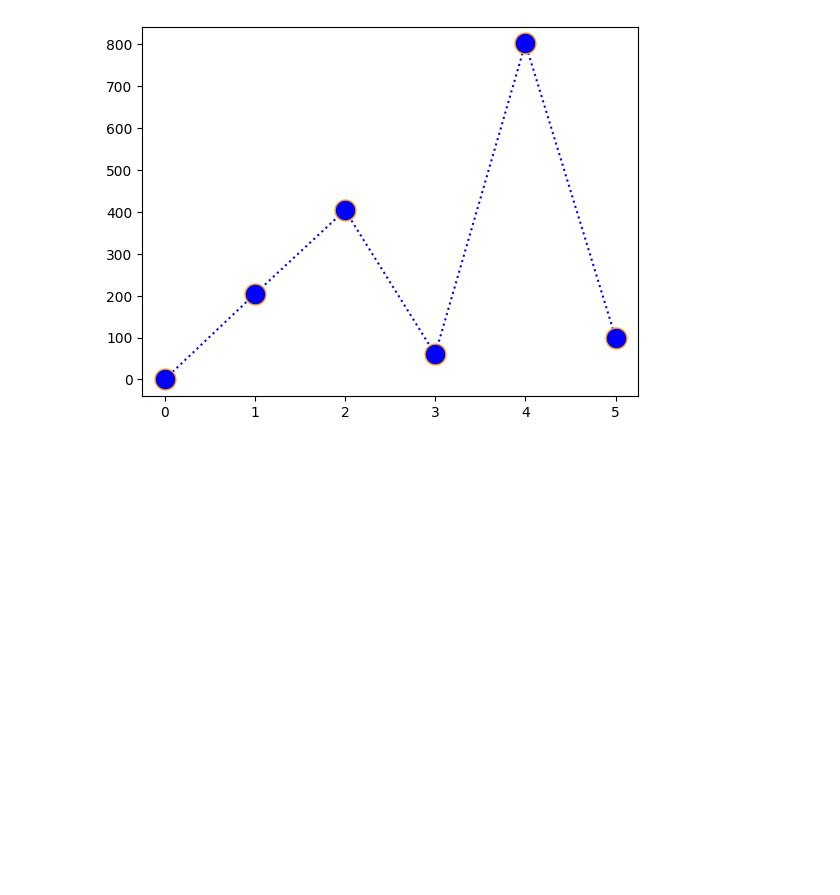
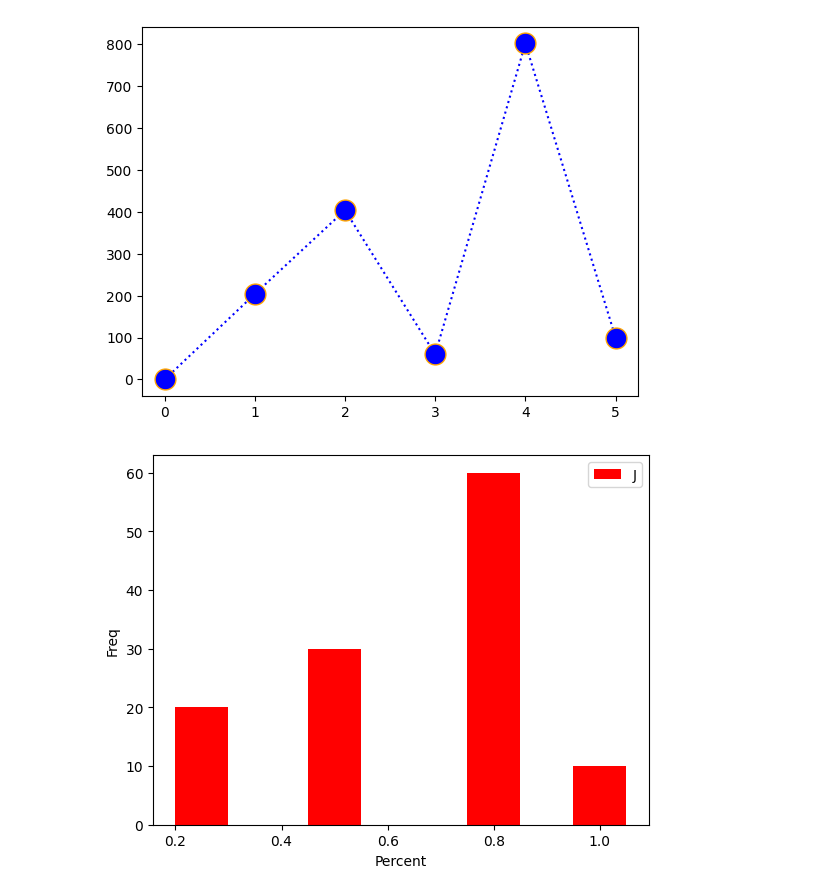
Before and after one commit to Jagwork1923/JagadishAI, a Jupyter notebook: Graph_Plotting_with_Matplotlib.ipynb, the cells around one changed output. Saved outputs shown, nothing was run; the diff lists cells and outputs as text; code cells hidden in the pictures; blank space fills up the shorter version.

```diff
--- a/Graph_Plotting_with_Matplotlib.ipynb
+++ b/Graph_Plotting_with_Matplotlib.ipynb
@@ -151,3 +151,12 @@ plt.plot
 # %% [output]
 <function matplotlib.pyplot.plot(*args: 'float | ArrayLike | str', scalex: 'bool' = True, scaley: 'bool' = True, data=None, **kwargs) -> 'list[Line2D]'>
 [figure]
+# %%
+from matplotlib import pyplot as plt
+plt.bar([0.25,0.50,0.80,1.0],[20,30,60,10],label = 'population',color='red', width=0.1)
+plt.xlabel('Percent')
+plt.ylabel('Freq')
+plt.legend('JS')
+plt.show()
+# %% [output]
+[figure, added]
```
Also changed, not shown: parts of 9 cells of this notebook.
